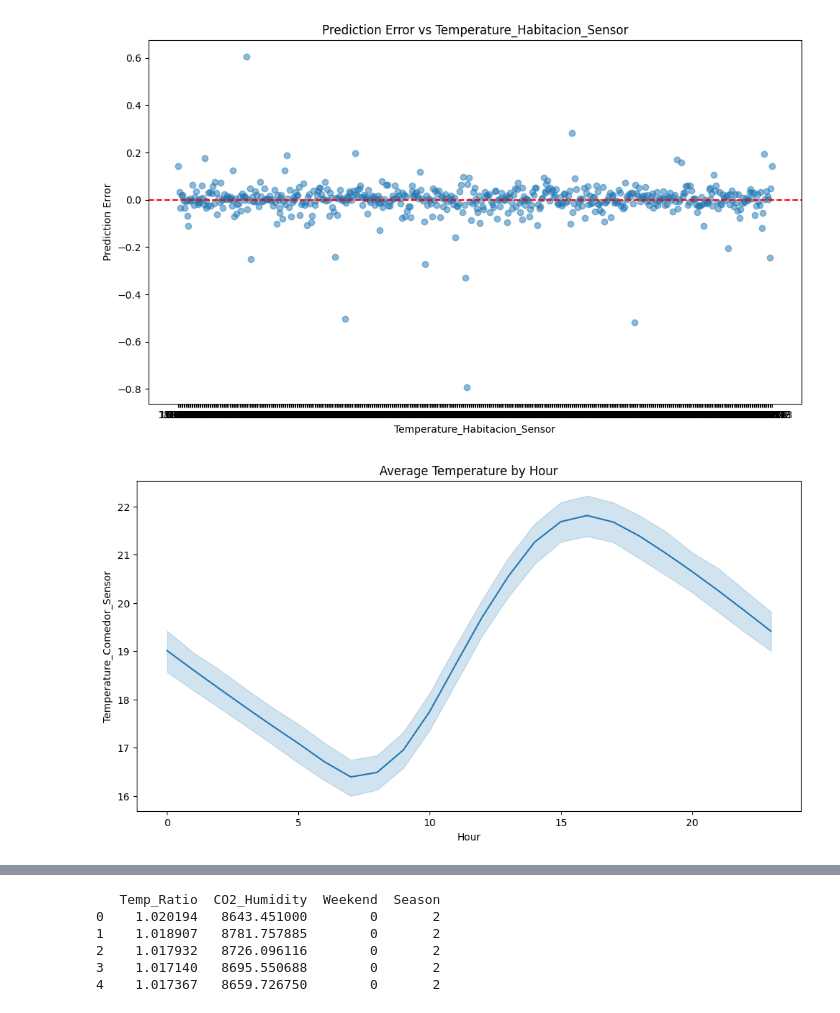
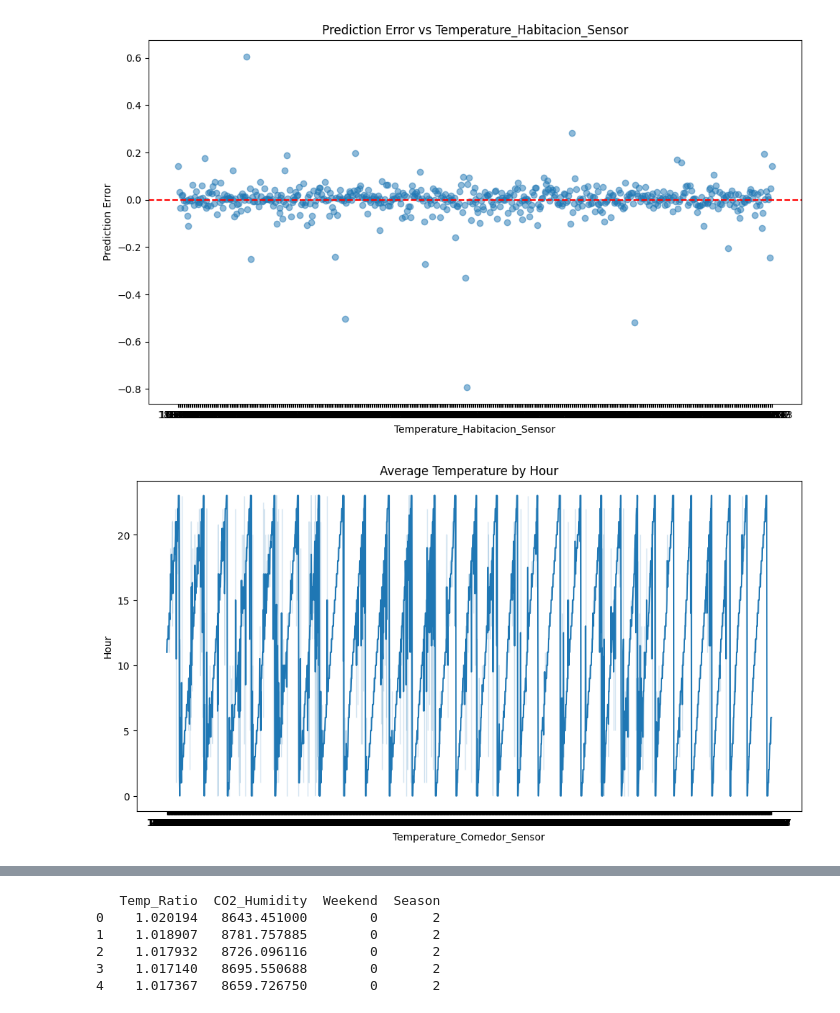
Before and after one commit to codesob/sml2010, a Jupyter notebook: cw.ipynb, the cells around one changed output, grey strips where cells are left out. Cells and saved outputs as stored; diff of their text form; code cells hidden in the pictures.

```diff
--- a/cw.ipynb
+++ b/cw.ipynb
@@ -671,11 +656,11 @@ if len(feature_importance) > 0:
 # %%
 # Hourly patterns
 plt.figure(figsize=(12, 6))
-sns.lineplot(x='Hour', y='Temperature_Comedor_Sensor', data=df)
+sns.lineplot(x='Temperature_Comedor_Sensor', y='Hour', data=df)
 plt.title('Average Temperature by Hour')
 plt.show()
 # %% [output]
-[figure, old version]
+[figure, new version]
 # %%
 # Daily patterns
 df['Day'] = df['Date'].dt.day
```
Also changed, not shown: parts of 14 cells of this notebook, 3 other files.
